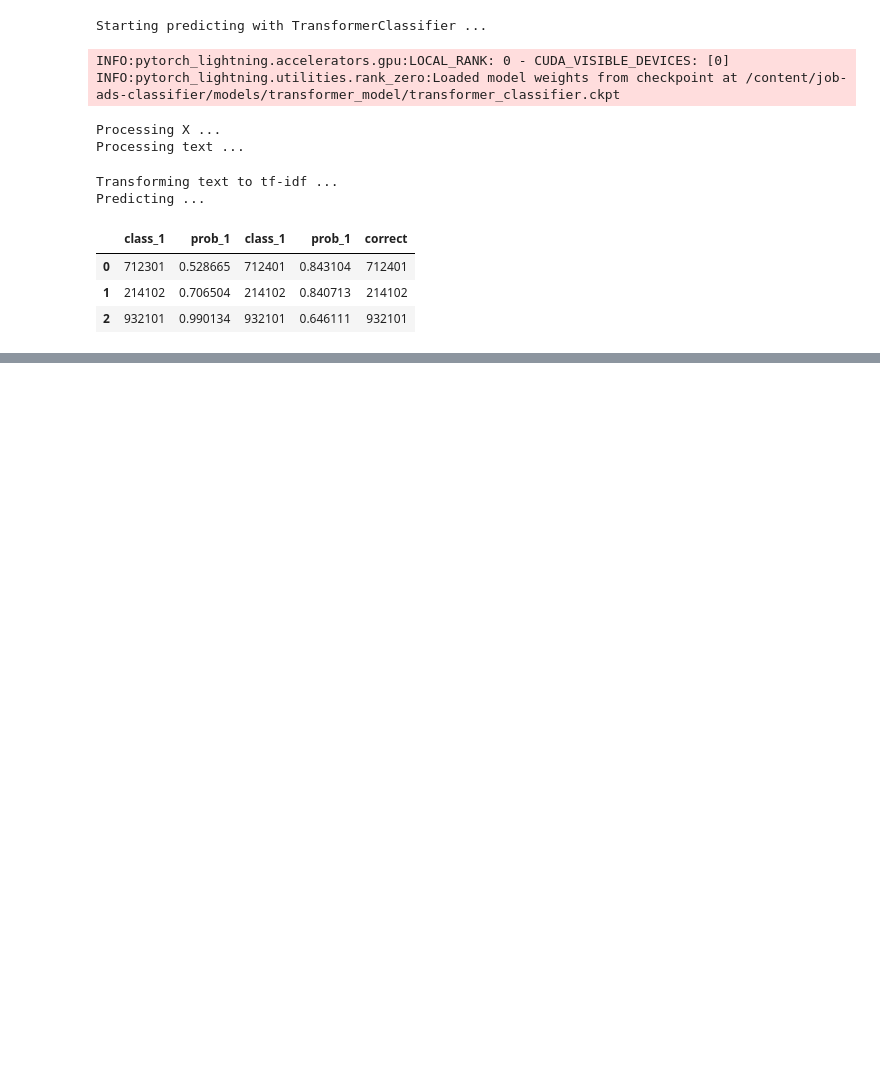
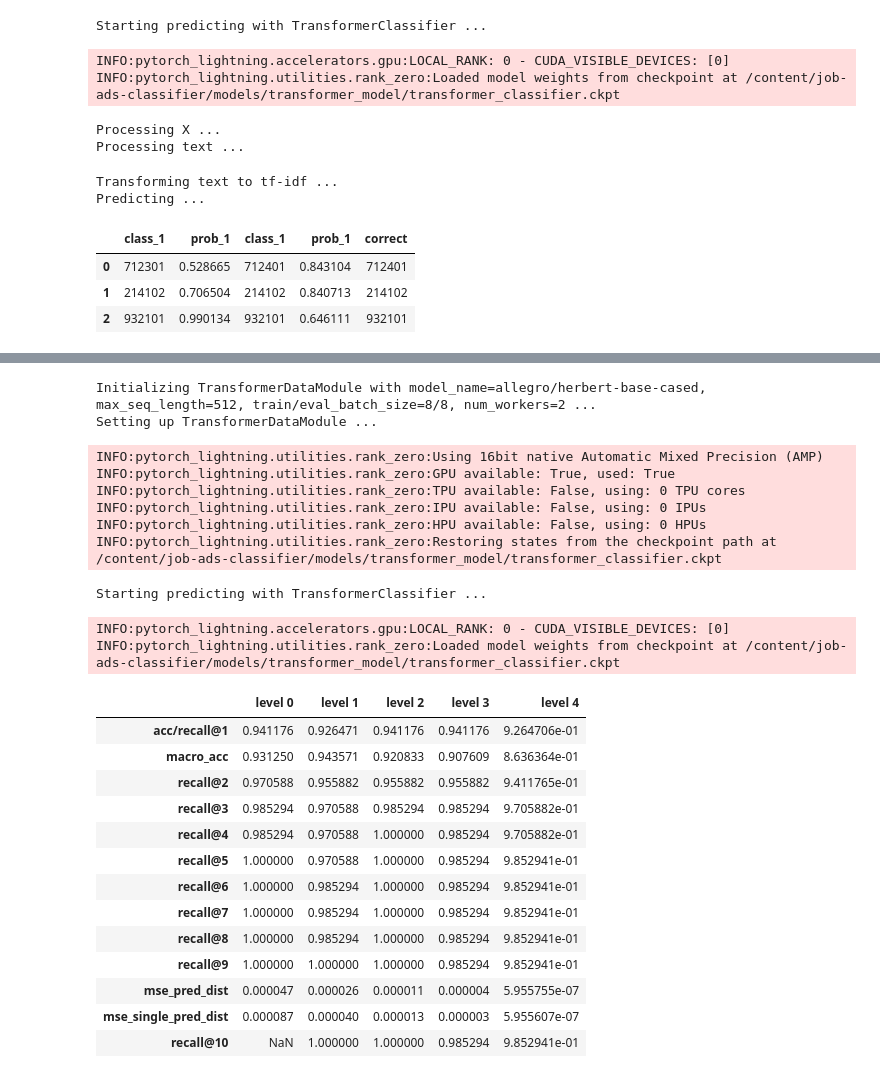
Before and after one commit to ONLABSPL/job-ads-classifier, a Jupyter notebook: job_classification_examples.ipynb, the cells around one changed output, grey strips where cells are left out. Cells and saved outputs as stored; diff of their text form; code cells hidden in the pictures; blank space fills up the shorter version.

```diff
--- a/job_classification_examples.ipynb
+++ b/job_classification_examples.ipynb
@@ -339,0 +442,39 @@ results
+# %%
+last_level_pred_tra, last_level_map_tra = model_paper_trans.predict(
+    X=list(ksid_dict2["desc"]),
+    output_level='last',
+    top_k=None,
+    format="array"
+)
+model_paper_trans_results = evaluate_levels(model_paper_trans,
+                                             ksid_dict2["kod_zawodu1"],
+                                             last_level_pred_tra,
+                                             last_level_map_tra,
+                                             levels=[0, 1, 2, 3, 4])
+pd.DataFrame(model_paper_trans_results)
+# %% [output]
+Initializing TransformerDataModule with model_name=allegro/herbert-base-cased, max_seq_length=512, train/eval_batch_size=8/8, num_workers=2 ...
+Setting up TransformerDataModule ...
+INFO:pytorch_lightning.utilities.rank_zero:Using 16bit native Automatic Mixed Precision (AMP)
+INFO:pytorch_lightning.utilities.rank_zero:GPU available: True, used: True
+INFO:pytorch_lightning.utilities.rank_zero:TPU available: False, using: 0 TPU cores
+INFO:pytorch_lightning.utilities.rank_zero:IPU available: False, using: 0 IPUs
+INFO:pytorch_lightning.utilities.rank_zero:HPU available: False, using: 0 HPUs
+INFO:pytorch_lightning.utilities.rank_zero:Restoring states from the checkpoint path at /content/job-ads-classifier/models/transformer_model/transformer_classifier.ckpt
+Starting predicting with TransformerClassifier ...
+INFO:pytorch_lightning.accelerators.gpu:LOCAL_RANK: 0 - CUDA_VISIBLE_DEVICES: [0]
+INFO:pytorch_lightning.utilities.rank_zero:Loaded model weights from checkpoint at /content/job-ads-classifier/models/transformer_model/transformer_classifier.ckpt
+|  | level 0 | level 1 | level 2 | level 3 | level 4 |
+| acc/recall@1 | 0.941176 | 0.926471 | 0.941176 | 0.941176 | 9.264706e-01 |
+| macro_acc | 0.931250 | 0.943571 | 0.920833 | 0.907609 | 8.636364e-01 |
+| recall@2 | 0.970588 | 0.955882 | 0.955882 | 0.955882 | 9.411765e-01 |
+| recall@3 | 0.985294 | 0.970588 | 0.985294 | 0.985294 | 9.705882e-01 |
+| recall@4 | 0.985294 | 0.970588 | 1.000000 | 0.985294 | 9.705882e-01 |
+| recall@5 | 1.000000 | 0.970588 | 1.000000 | 0.985294 | 9.852941e-01 |
+| recall@6 | 1.000000 | 0.985294 | 1.000000 | 0.985294 | 9.852941e-01 |
+| recall@7 | 1.000000 | 0.985294 | 1.000000 | 0.985294 | 9.852941e-01 |
+| recall@8 | 1.000000 | 0.985294 | 1.000000 | 0.985294 | 9.852941e-01 |
+| recall@9 | 1.000000 | 1.000000 | 1.000000 | 0.985294 | 9.852941e-01 |
+| mse_pred_dist | 0.000047 | 0.000026 | 0.000011 | 0.000004 | 5.955755e-07 |
+| mse_single_pred_dist | 0.000087 | 0.000040 | 0.000013 | 0.000003 | 5.955607e-07 |
+| recall@10 | NaN | 1.000000 | 1.000000 | 0.985294 | 9.852941e-01 |
```
Also changed, not shown: parts of 5 cells of this notebook.
